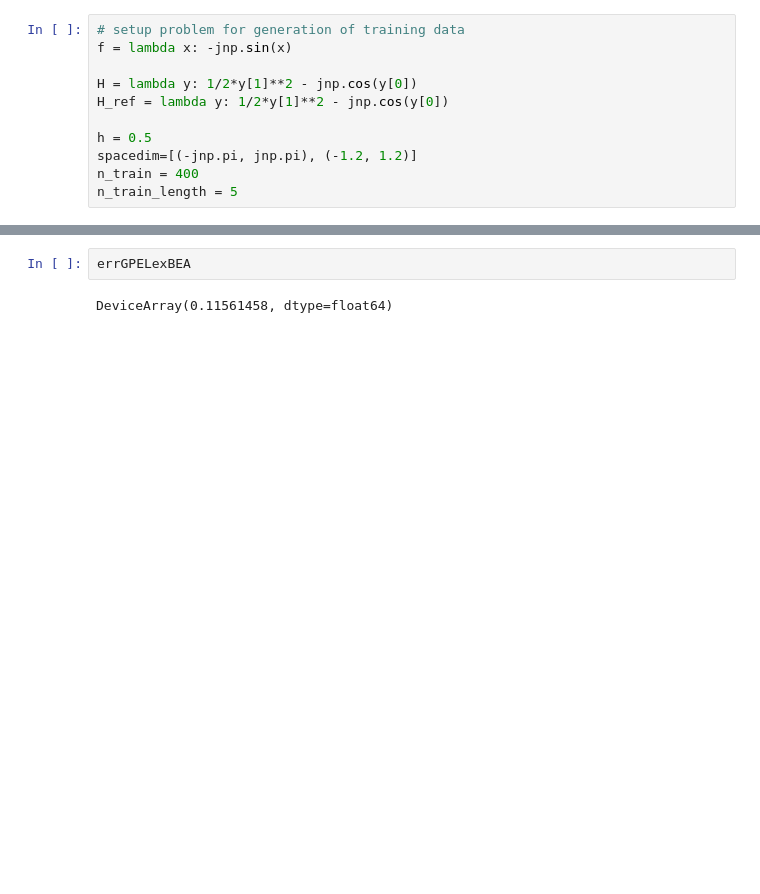
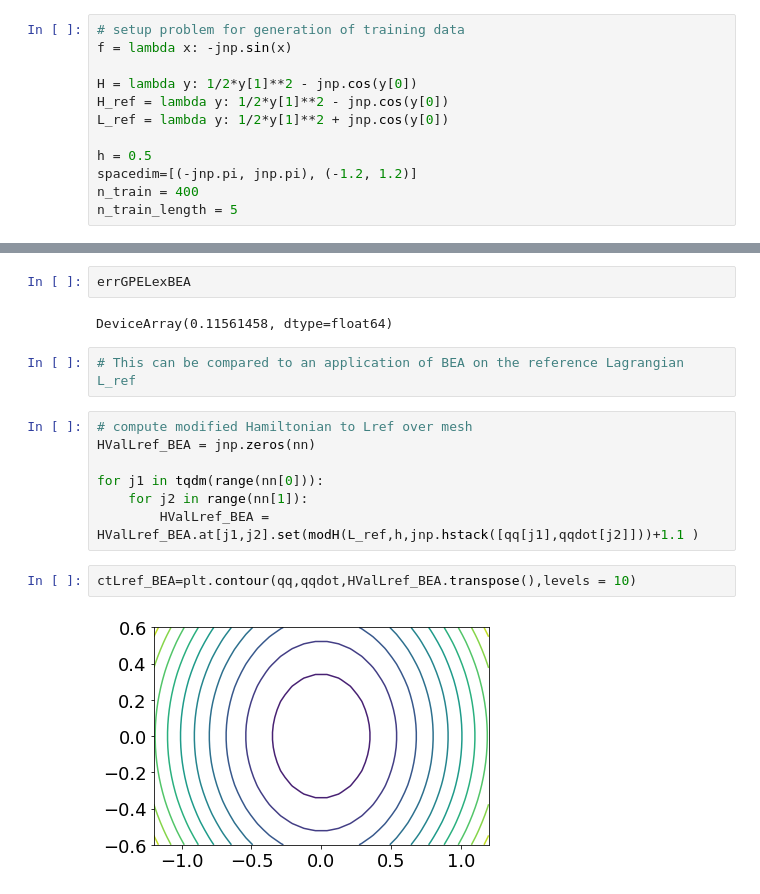
Before and after one commit to Christian-Offen/LagrangianShadowIntegration, a Jupyter notebook: Pendulum_midpoint.ipynb, the cells around one changed output, grey strips where cells are left out. Drawn from its saved outputs; the diff is of its cells as text; blank space fills up the shorter version.

Commit message:
additional experiment with the reference Lagrangian in the backward error analysis section

```diff
--- a/Pendulum_midpoint.ipynb
+++ b/Pendulum_midpoint.ipynb
@@ -32,6 +32,7 @@ f = lambda x: -jnp.sin(x)
 
 H = lambda y: 1/2*y[1]**2 - jnp.cos(y[0])
 H_ref = lambda y: 1/2*y[1]**2 - jnp.cos(y[0])
+L_ref = lambda y: 1/2*y[1]**2 + jnp.cos(y[0])
 
 h = 0.5
 spacedim=[(-jnp.pi, jnp.pi), (-1.2, 1.2)]
@@ -669,3 +680,16 @@ errGPELexBEA=errGPELexBEA/(len(qq)*len(qqdot)) # normalise
 errGPELexBEA
 # %% [output]
 DeviceArray(0.11561458, dtype=float64)
+# %%
+# This can be compared to an application of BEA on the reference Lagrangian L_ref
+# %%
+# compute modified Hamiltonian to Lref over mesh
+HValLref_BEA = jnp.zeros(nn)
+
+for j1 in tqdm(range(nn[0])):
+    for j2 in range(nn[1]):
+        HValLref_BEA = HValLref_BEA.at[j1,j2].set(modH(L_ref,h,jnp.hstack([qq[j1],qqdot[j2]]))+1.1 )
+# %%
+ctLref_BEA=plt.contour(qq,qqdot,HValLref_BEA.transpose(),levels = 10)
+# %% [output]
+[figure, added]
```
Also changed, not shown: parts of 7 cells of this notebook, 1 other file.
